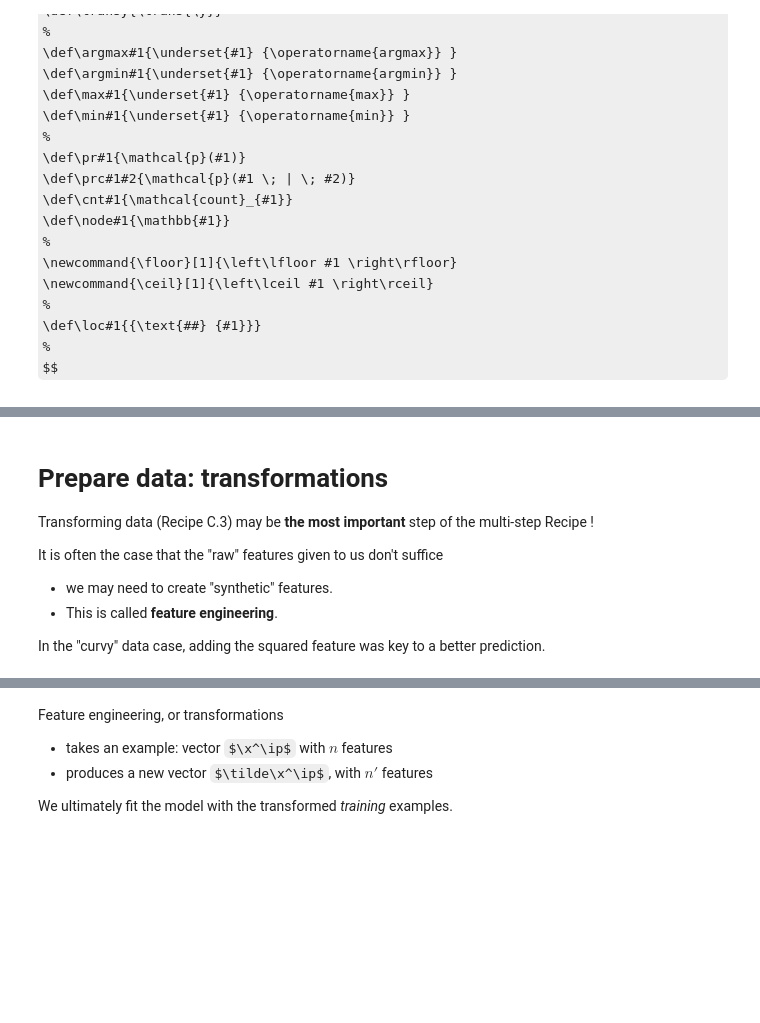
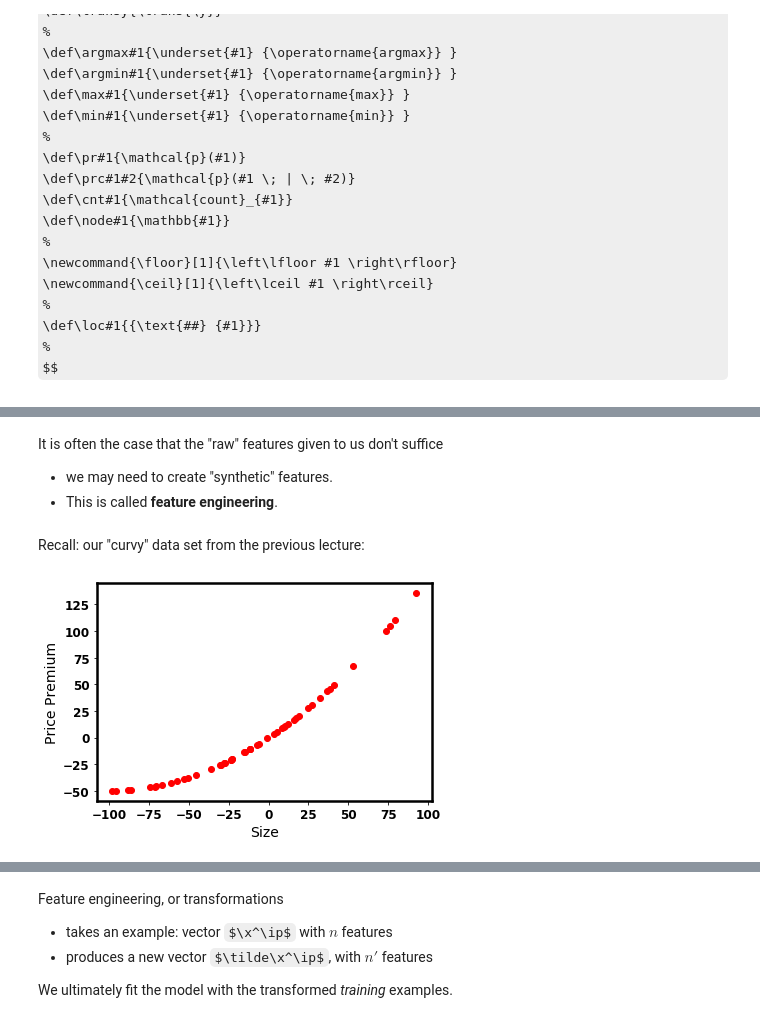
Before and after one commit to nyutandononline/MachineLearning_and_Finance_Teacher, a Jupyter notebook: Prepare_data_Overview.ipynb, the cells around one changed output, grey strips where cells are left out. Cells and saved outputs as stored; diff of their text form; code cells hidden in the pictures; some formulas as TeX source; blank space fills up the shorter version.

```diff
--- a/Prepare_data_Overview.ipynb
+++ b/Prepare_data_Overview.ipynb
@@ -98,10 +129,15 @@ $$
 # %% [markdown]
-# Prepare data: transformations
-
-Transforming data (Recipe C.3) may be **the most important** step of the multi-step Recipe !
-
 It is often the case that the "raw" features given to us don't suffice
 - we may need to create "synthetic" features.
 - This is called **feature engineering**.
-
-In the "curvy" data case, adding the squared feature was key to a better prediction.
+# %% [markdown]
+Recall: our "curvy" data set from the previous lecture:
+# %%
+(xlabel, ylabel) = ("Size", "Price Premium")
+v1, a1 = 1, .005
+v2, a2 = v1, a1*2
+curv = recipe_helper.Recipe_Helper(v = v2, a = a2)
+X_curve, y_curve = curv.gen_data(num=50)
+_= curv.gen_plot(X_curve,y_curve, xlabel, ylabel)
+# %% [output]
+[figure, added]
```
Also changed, not shown: parts of 35 cells of this notebook, 28 other files.
